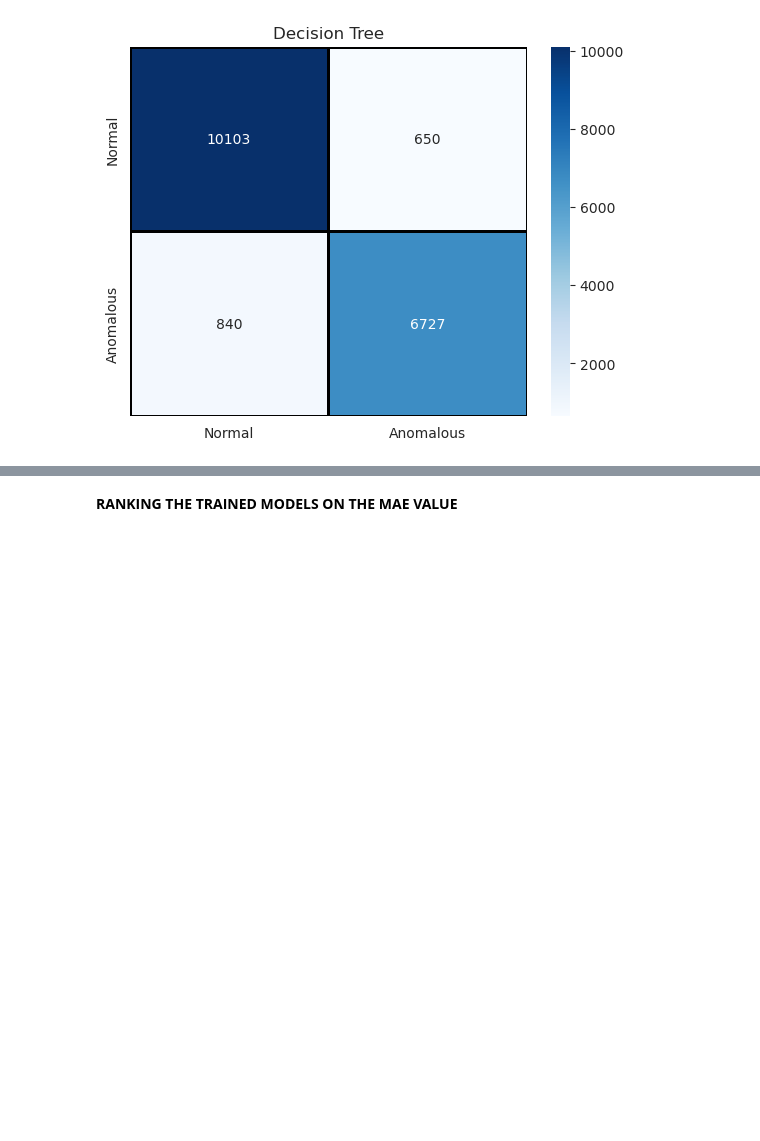
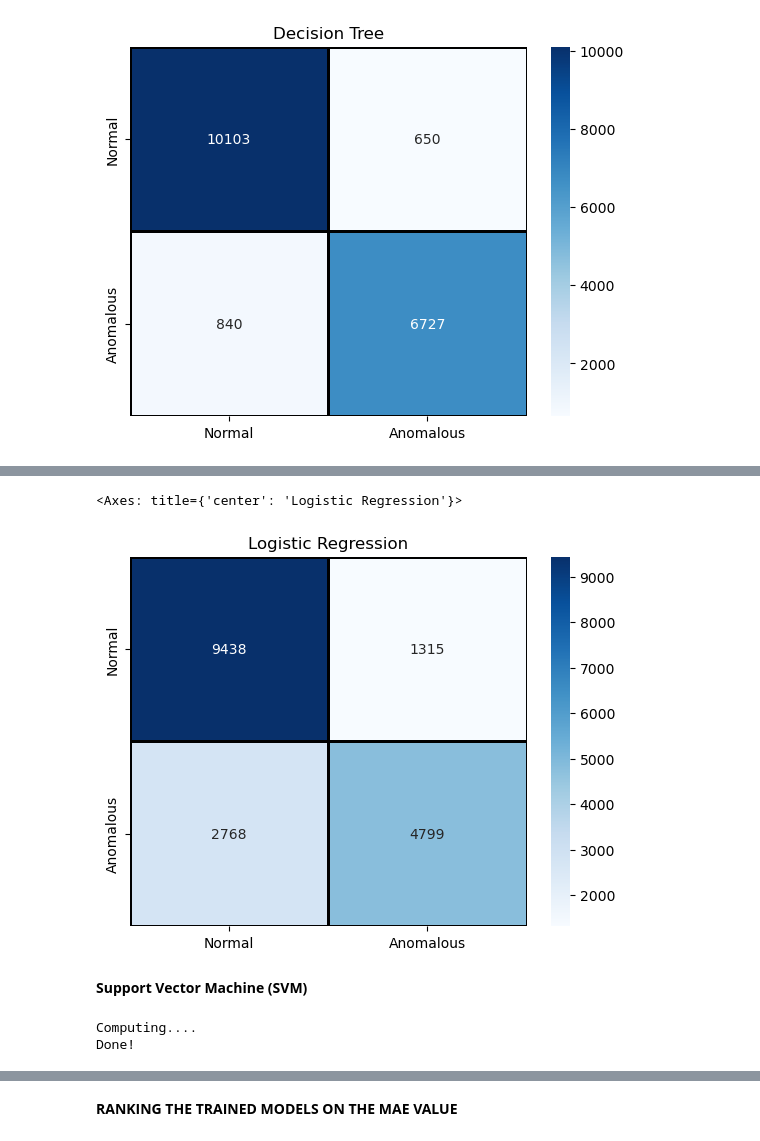
Before and after one commit to MonicaMedhat20/Web-Application-Firewall-WAF-Enhancement-, a Jupyter notebook: csic-2010-web-application-attacks-classifier.ipynb, the cells around one changed output, grey strips where cells are left out. Cells and saved outputs as stored; diff of their text form; code cells hidden in the pictures; blank space fills up the shorter version.

Commit message:
Kaggle Notebook | CSIC 2010 Web Application Attacks Classifier | Version 12

```diff
--- a/csic-2010-web-application-attacks-classifier.ipynb
+++ b/csic-2010-web-application-attacks-classifier.ipynb
@@ -136,5 +139,5 @@ Index(['Unnamed: 0', 'Method', 'User-Agent', 'Pragma', 'Cache-Control',
 # %% [markdown]
 # **Data Visualization**
 # %%
-sns.set_style('darkgrid')
-sns.countplot(data=csic_data, x='Unnamed: 0')
+# sns.set_style('darkgrid')
+# sns.countplot(data=csic_data, x='Unnamed: 0')
@@ -971,0 +981,5 @@ sns.heatmap(cm,cmap= "Blues", linecolor = 'black' , linewidth = 1 , annot = True
+# %%
+LR_model = LogisticRegression(random_state = 42, max_iter = 1000)
+print('Computing....')
+LR_model.fit(x_tr,y_tr)
+print('Done!')
@@ -971,0 +996,10 @@ sns.heatmap(cm,cmap= "Blues", linecolor = 'black' , linewidth = 1 , annot = True
+# %%
+LR_predictions= LR_model.predict(x_ts)
+print('MAE', mean_absolute_error(y_ts, LR_predictions))
+print("Accuracy", accuracy_score(y_ts, LR_predictions))
+print("Precision", precision_score(y_ts, LR_predictions, average='weighted', labels=np.unique(LR_predictions)))
+print("Recall", recall_score(y_ts, LR_predictions, average='weighted', labels=np.unique(LR_predictions)))
+print("F1", f1_score(y_ts, LR_predictions, average='weighted', labels=np.unique(LR_predictions)))
+print("ROC AUC", roc_auc_score(y_ts,LR_predictions, average='weighted', labels=np.unique(LR_predictions)))
+error_lr = (LR_predictions != y_ts).mean()
+print("Test error: {:.1%}".format(error_lr))
@@ -971,0 +1014,20 @@ sns.heatmap(cm,cmap= "Blues", linecolor = 'black' , linewidth = 1 , annot = True
+# %%
+cm = confusion_matrix(y_ts,LR_predictions)
+cm = pd.DataFrame(cm , index = ['0','1'] , columns = ['0','1'])
+plt.title("Logistic Regression")
+plt.xlabel("Predicted")
+plt.ylabel("Actual")
+sns.heatmap(cm,cmap= "Blues", linecolor = 'black' , linewidth = 1 , annot = True, fmt='',xticklabels = label,yticklabels = label)
+# %% [output]
+<Axes: title={'center': 'Logistic Regression'}>
+[figure, added]
+# %% [markdown]
+**Support Vector Machine (SVM)**
+# %%
+SVC_model = SVC()
+print('Computing....')
+SVC_model.fit(x_tr,y_tr)
+print('Done!')
+# %% [output]
+Computing....
+Done!
```
Also changed, not shown: parts of 31 cells of this notebook.
